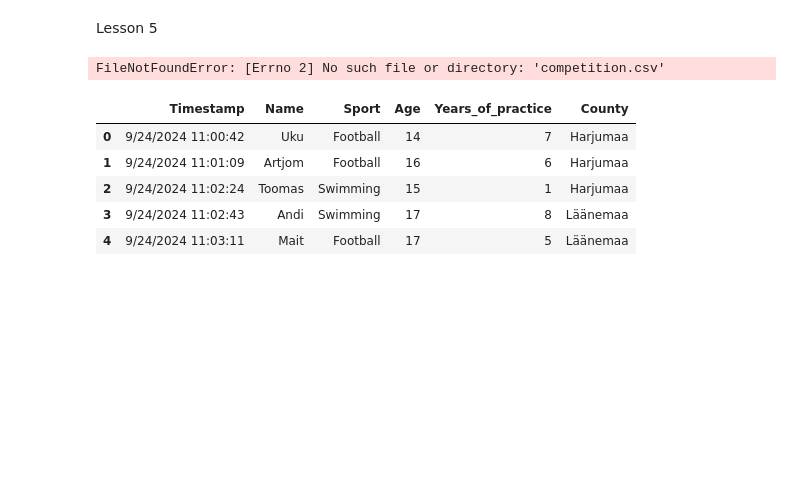
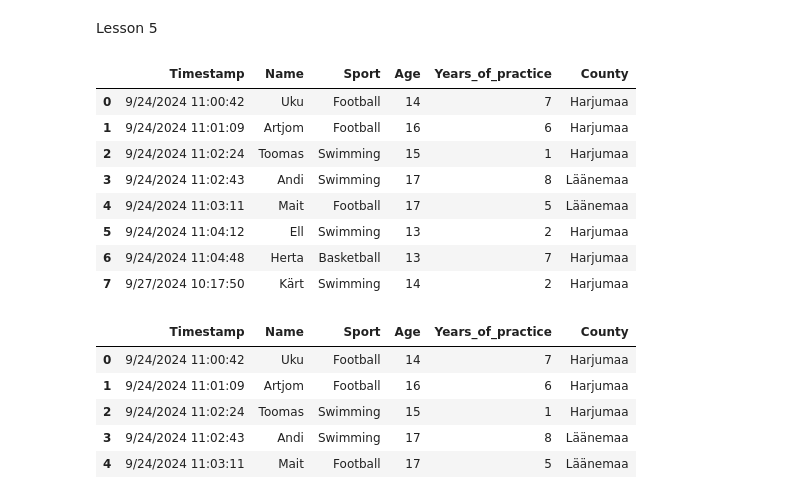
Before and after one commit to kkarnau/dt-2026-data-visualisation, a Jupyter notebook: notebooks/Digital humanities/ClassWork/sports.ipynb, the cells around one changed output. Saved outputs shown, nothing was run; the diff lists cells and outputs as text; code cells hidden in the pictures; blank space fills up the shorter version.

```diff
--- a/notebooks/Digital humanities/ClassWork/sports.ipynb
+++ b/notebooks/Digital humanities/ClassWork/sports.ipynb
@@ -3,9 +3,18 @@ Lesson 5
 # %%
 # can use to work with tabular data
 import pandas as pd
 df = pd.read_csv("competition.csv")
+df
 # %% [output]
-FileNotFoundError: [Errno 2] No such file or directory: 'competition.csv'
+|  | Timestamp | Name | Sport | Age | Years_of_practice | County |
+| 0 | 9/24/2024 11:00:42 | Uku | Football | 14 | 7 | Harjumaa |
+| 1 | 9/24/2024 11:01:09 | Artjom | Football | 16 | 6 | Harjumaa |
+| 2 | 9/24/2024 11:02:24 | Toomas | Swimming | 15 | 1 | Harjumaa |
+| 3 | 9/24/2024 11:02:43 | Andi | Swimming | 17 | 8 | Läänemaa |
+| 4 | 9/24/2024 11:03:11 | Mait | Football | 17 | 5 | Läänemaa |
+| 5 | 9/24/2024 11:04:12 | Ell | Swimming | 13 | 2 | Harjumaa |
+| 6 | 9/24/2024 11:04:48 | Herta | Basketball | 13 | 7 | Harjumaa |
+| 7 | 9/27/2024 10:17:50 | Kärt | Swimming | 14 | 2 | Harjumaa |
 # %%
 # can use to work with tabular data
 import pandas as pd
```
Also changed, not shown: 2 other files.
